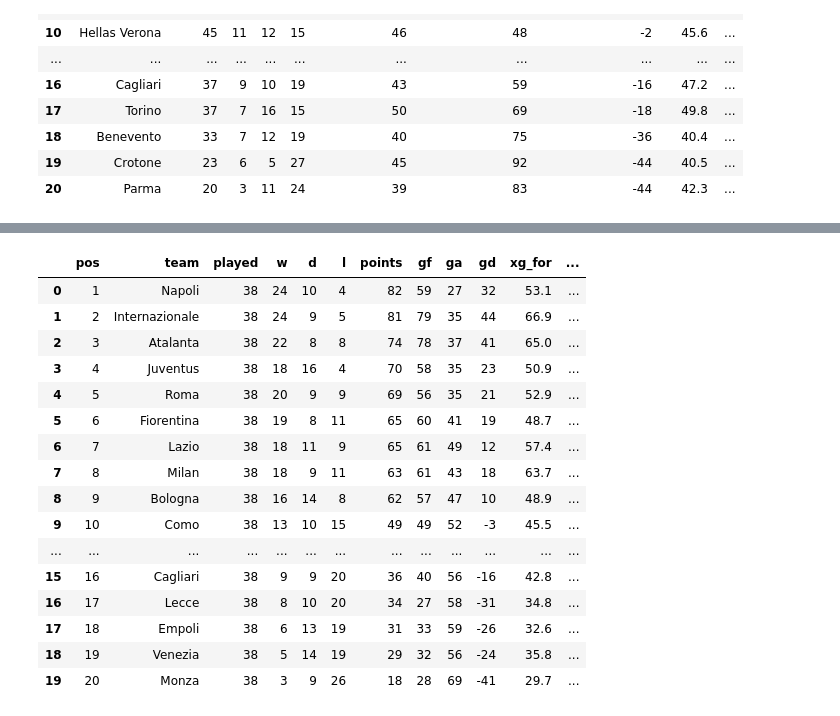
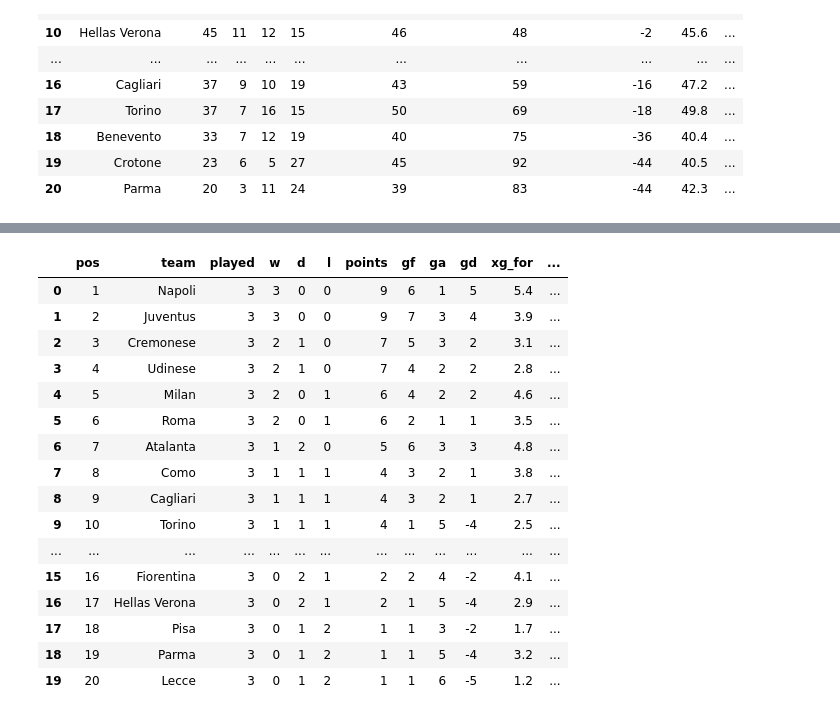
Before and after one commit to michaail/serie-a-data-analysis, a Jupyter notebook: season_tables.ipynb, the cells around one changed output, grey strips where cells are left out. Saved outputs shown, nothing was run; the diff lists cells and outputs as text; code cells hidden in the pictures.

```diff
--- a/season_tables.ipynb
+++ b/season_tables.ipynb
@@ -304,22 +304,22 @@ Processing season 2025...
 
 ✓ Total seasons processed: 6
 # %%
-season_tables[2024][38]
+season_tables[2025][3]
 # %% [output]
 |  | pos | team | played | w | d | l | points | gf | ga | gd | xg_for | ... |
-| 0 | 1 | Napoli | 38 | 24 | 10 | 4 | 82 | 59 | 27 | 32 | 53.1 | ... |
-| 1 | 2 | Internazionale | 38 | 24 | 9 | 5 | 81 | 79 | 35 | 44 | 66.9 | ... |
-| 2 | 3 | Atalanta | 38 | 22 | 8 | 8 | 74 | 78 | 37 | 41 | 65.0 | ... |
-| 3 | 4 | Juventus | 38 | 18 | 16 | 4 | 70 | 58 | 35 | 23 | 50.9 | ... |
-| 4 | 5 | Roma | 38 | 20 | 9 | 9 | 69 | 56 | 35 | 21 | 52.9 | ... |
-| 5 | 6 | Fiorentina | 38 | 19 | 8 | 11 | 65 | 60 | 41 | 19 | 48.7 | ... |
-| 6 | 7 | Lazio | 38 | 18 | 11 | 9 | 65 | 61 | 49 | 12 | 57.4 | ... |
-| 7 | 8 | Milan | 38 | 18 | 9 | 11 | 63 | 61 | 43 | 18 | 63.7 | ... |
-| 8 | 9 | Bologna | 38 | 16 | 14 | 8 | 62 | 57 | 47 | 10 | 48.9 | ... |
-| 9 | 10 | Como | 38 | 13 | 10 | 15 | 49 | 49 | 52 | -3 | 45.5 | ... |
+| 0 | 1 | Napoli | 3 | 3 | 0 | 0 | 9 | 6 | 1 | 5 | 5.4 | ... |
+| 1 | 2 | Juventus | 3 | 3 | 0 | 0 | 9 | 7 | 3 | 4 | 3.9 | ... |
+| 2 | 3 | Cremonese | 3 | 2 | 1 | 0 | 7 | 5 | 3 | 2 | 3.1 | ... |
+| 3 | 4 | Udinese | 3 | 2 | 1 | 0 | 7 | 4 | 2 | 2 | 2.8 | ... |
+| 4 | 5 | Milan | 3 | 2 | 0 | 1 | 6 | 4 | 2 | 2 | 4.6 | ... |
+| 5 | 6 | Roma | 3 | 2 | 0 | 1 | 6 | 2 | 1 | 1 | 3.5 | ... |
+| 6 | 7 | Atalanta | 3 | 1 | 2 | 0 | 5 | 6 | 3 | 3 | 4.8 | ... |
+| 7 | 8 | Como | 3 | 1 | 1 | 1 | 4 | 3 | 2 | 1 | 3.8 | ... |
+| 8 | 9 | Cagliari | 3 | 1 | 1 | 1 | 4 | 3 | 2 | 1 | 2.7 | ... |
+| 9 | 10 | Torino | 3 | 1 | 1 | 1 | 4 | 1 | 5 | -4 | 2.5 | ... |
 | ... | ... | ... | ... | ... | ... | ... | ... | ... | ... | ... | ... | ... |
-| 15 | 16 | Cagliari | 38 | 9 | 9 | 20 | 36 | 40 | 56 | -16 | 42.8 | ... |
-| 16 | 17 | Lecce | 38 | 8 | 10 | 20 | 34 | 27 | 58 | -31 | 34.8 | ... |
-| 17 | 18 | Empoli | 38 | 6 | 13 | 19 | 31 | 33 | 59 | -26 | 32.6 | ... |
-| 18 | 19 | Venezia | 38 | 5 | 14 | 19 | 29 | 32 | 56 | -24 | 35.8 | ... |
-| 19 | 20 | Monza | 38 | 3 | 9 | 26 | 18 | 28 | 69 | -41 | 29.7 | ... |
+| 15 | 16 | Fiorentina | 3 | 0 | 2 | 1 | 2 | 2 | 4 | -2 | 4.1 | ... |
+| 16 | 17 | Hellas Verona | 3 | 0 | 2 | 1 | 2 | 1 | 5 | -4 | 2.9 | ... |
+| 17 | 18 | Pisa | 3 | 0 | 1 | 2 | 1 | 1 | 3 | -2 | 1.7 | ... |
+| 18 | 19 | Parma | 3 | 0 | 1 | 2 | 1 | 1 | 5 | -4 | 3.2 | ... |
+| 19 | 20 | Lecce | 3 | 0 | 1 | 2 | 1 | 1 | 6 | -5 | 1.2 | ... |
```
Also changed, not shown: parts of 5 cells of this notebook, 1 other file.
